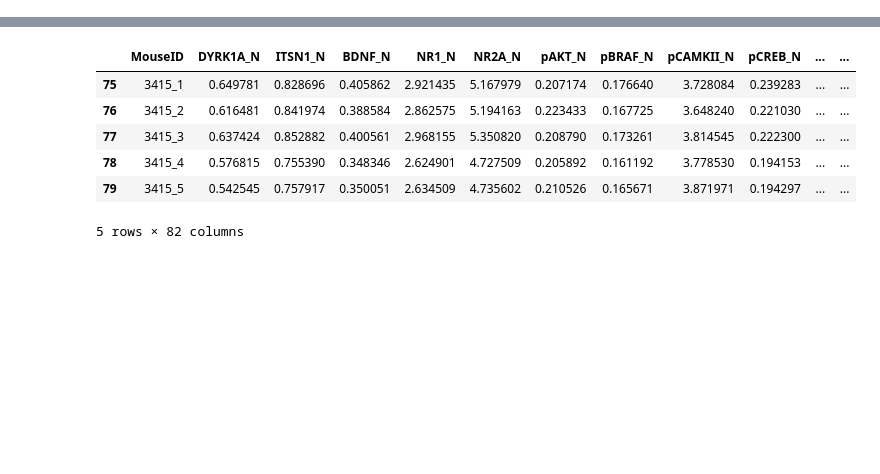
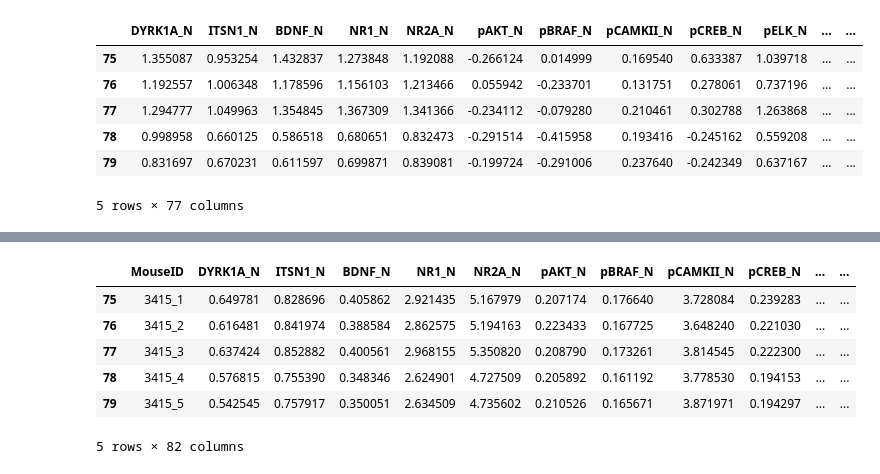
Before and after one commit to podwards/pds_assignment_2, a Jupyter notebook: notebooks/01_exploration_mice_gene.ipynb, the cells around one changed output, grey strips where cells are left out. Cells and saved outputs as stored; diff of their text form; code cells hidden in the pictures; blank space fills up the shorter version.

```diff
--- a/notebooks/01_exploration_mice_gene.ipynb
+++ b/notebooks/01_exploration_mice_gene.ipynb
@@ -24,0 +251,13 @@ raw_df = raw_df.dropna()
+# %%
+explorer_1 = Exploration(raw_df, class_labels)
+scaler = preprocessing.RobustScaler()
+explorer_1.preprocess_scale(scaler)
+explorer_1.df_attributes.head()
+# %% [output]
+|  | DYRK1A_N | ITSN1_N | BDNF_N | NR1_N | NR2A_N | pAKT_N | pBRAF_N | pCAMKII_N | pCREB_N | pELK_N | ... | ... |
+| 75 | 1.355087 | 0.953254 | 1.432837 | 1.273848 | 1.192088 | -0.266124 | 0.014999 | 0.169540 | 0.633387 | 1.039718 | ... | ... |
+| 76 | 1.192557 | 1.006348 | 1.178596 | 1.156103 | 1.213466 | 0.055942 | -0.233701 | 0.131751 | 0.278061 | 0.737196 | ... | ... |
+| 77 | 1.294777 | 1.049963 | 1.354845 | 1.367309 | 1.341366 | -0.234112 | -0.079280 | 0.210461 | 0.302788 | 1.263868 | ... | ... |
+| 78 | 0.998958 | 0.660125 | 0.586518 | 0.680651 | 0.832473 | -0.291514 | -0.415958 | 0.193416 | -0.245162 | 0.559208 | ... | ... |
+| 79 | 0.831697 | 0.670231 | 0.611597 | 0.699871 | 0.839081 | -0.199724 | -0.291006 | 0.237640 | -0.242349 | 0.637167 | ... | ... |
+5 rows × 77 columns
```
Also changed, not shown: parts of 59 cells of this notebook, 1 other file.
